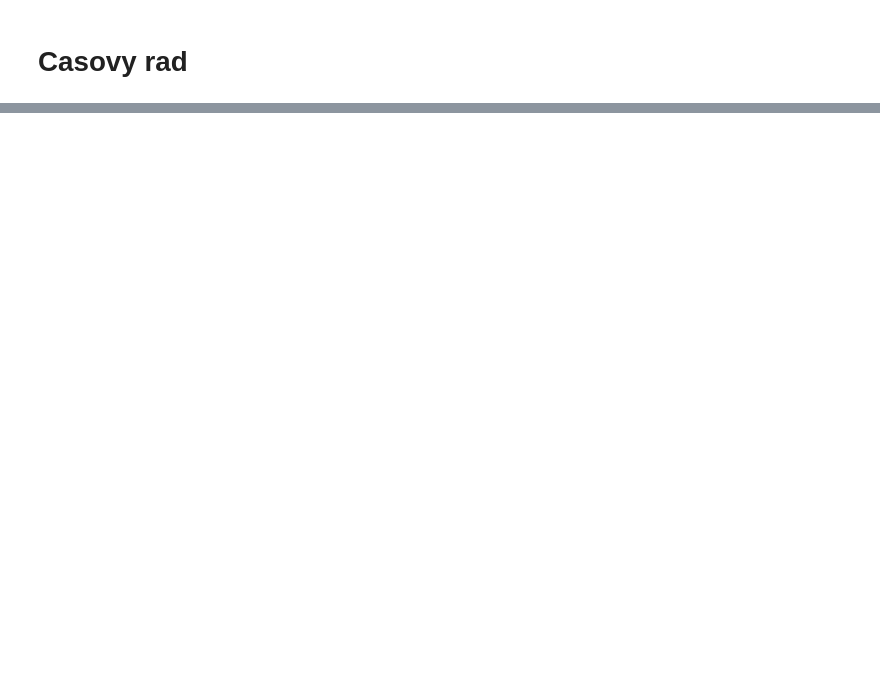
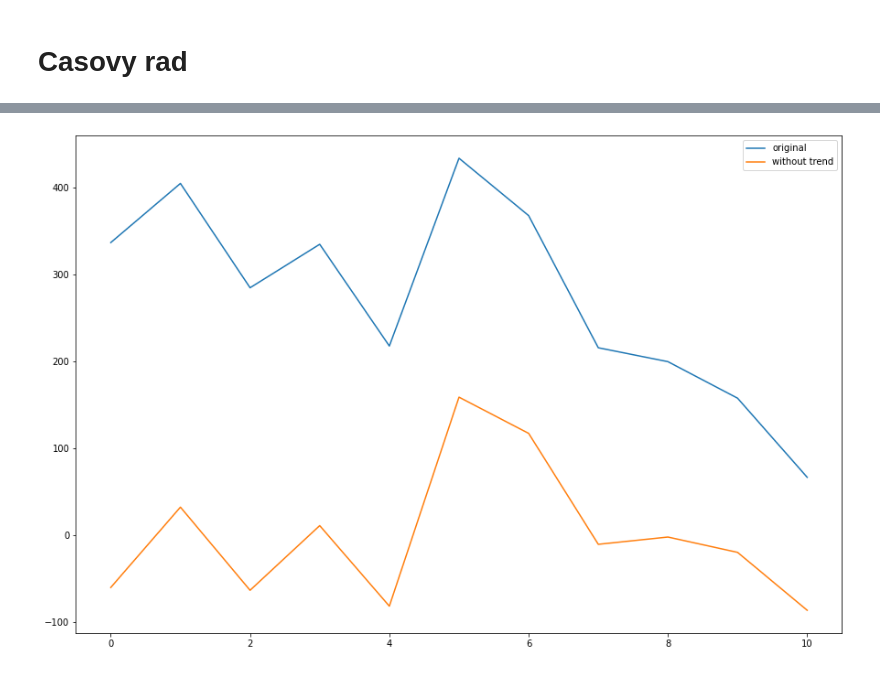
Before and after one commit to TheKompot/MAD, a Jupyter notebook: EDA.ipynb, the cells around one changed output, grey strips where cells are left out. Cells and saved outputs as stored; diff of their text form; code cells hidden in the pictures; blank space fills up the shorter version.

```diff
--- a/EDA.ipynb
+++ b/EDA.ipynb
@@ -151,0 +196,15 @@ plt.plot(df.groupby('date')['long'].count())
+# %%
+y = df.groupby('date')['long'].count().values
+# %%
+X = np.array(range(len(y))).reshape(-1,1)
+lr = LinearRegression().fit(X,y)
+y_pred = lr.predict(X)
+y_notrend = y-y_pred
+# %%
+plt.figure(figsize=(15,10))
+plt.plot(y,label='original')
+plt.plot(y_notrend,label='without trend')
+plt.legend()
+plt.show()
+# %% [output]
+[figure, added]
```
Also changed, not shown: parts of 30 cells of this notebook.
